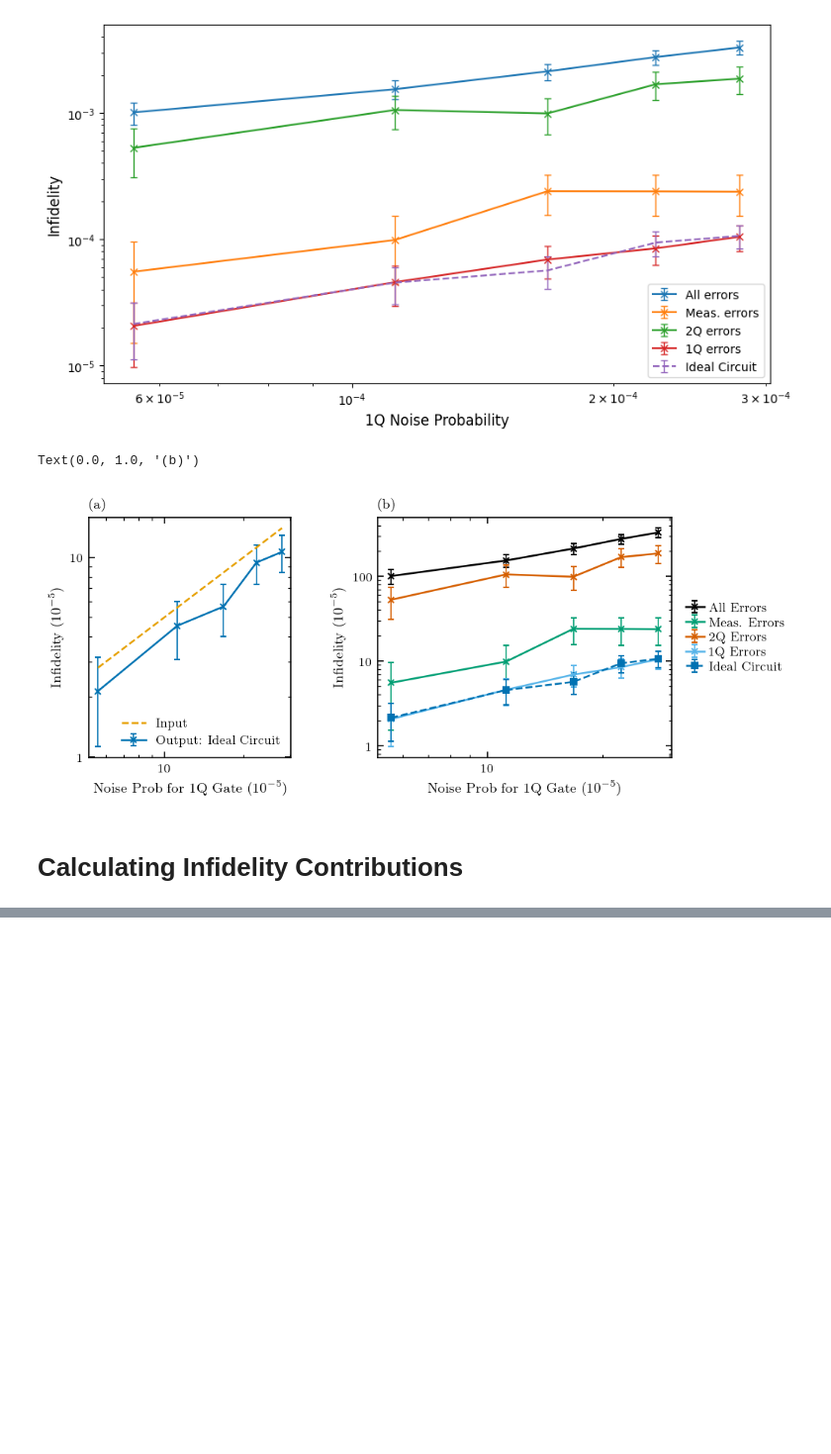
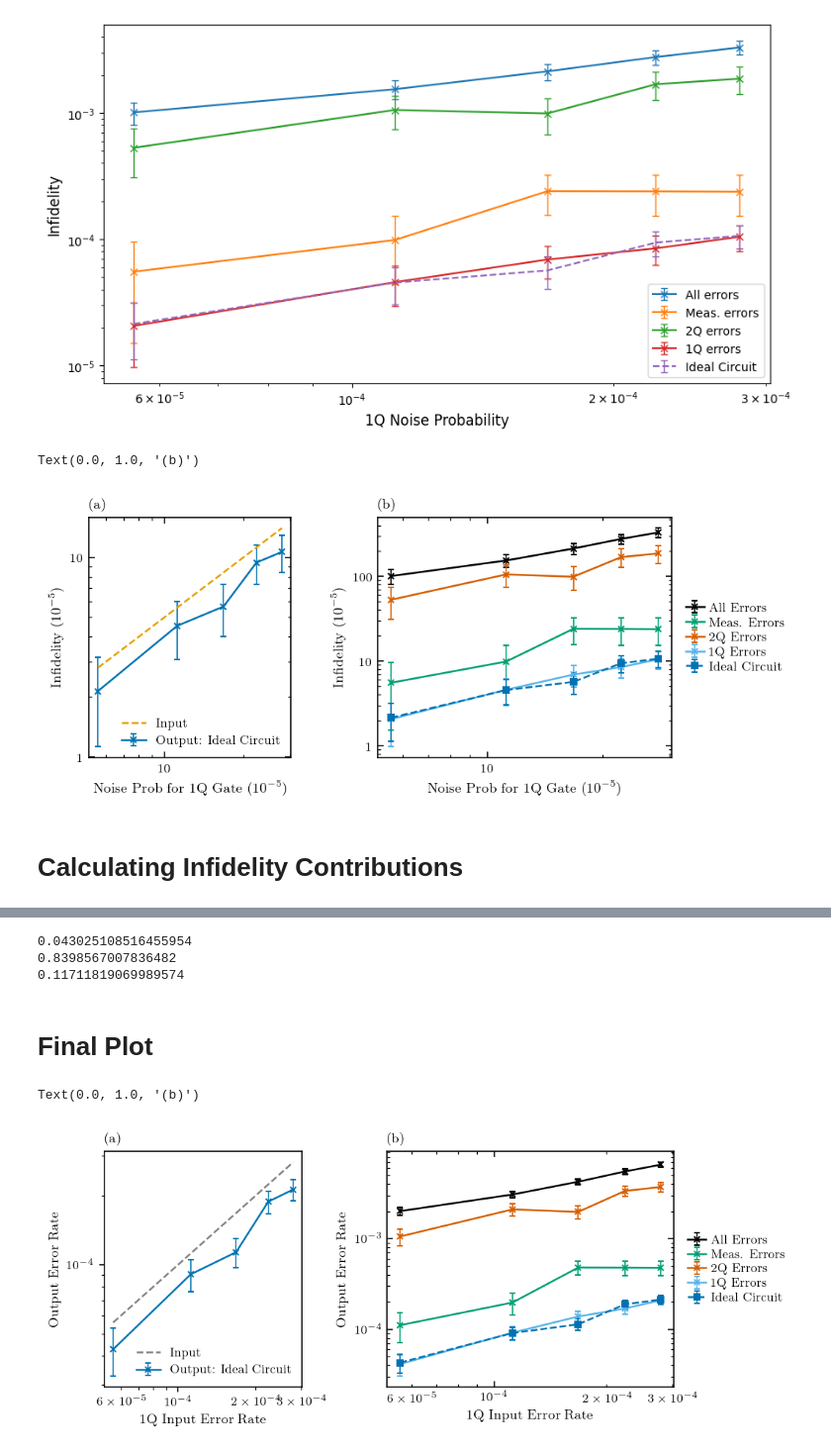
Before and after one commit to Sal7ySalt/Smallest-MSD-Protocol, a Jupyter notebook: 3_qubit_code/logical_level/21_qubits.ipynb, the cells around one changed output, grey strips where cells are left out. Shown at 99% size. Cells and saved outputs as stored; diff of their text form; code cells hidden in the pictures; blank space fills up the shorter version.

```diff
--- a/3_qubit_code/logical_level/21_qubits.ipynb
+++ b/3_qubit_code/logical_level/21_qubits.ipynb
@@ -430,6 +431,18 @@ for i in range(len(spam0)):
     avg_fid_unc = 1.96 * np.sqrt( (avg_fid)*(1 - avg_fid) / accepted_1q_errors_list[i])
     avg_fid_1q_errors_list.append(avg_fid)
     avg_fid_1q_errors_unc_list.append(avg_fid_unc)
+# %%
+list1 = [1 - f for f in avg_fid_all_errors_list]
+list2 = [1 - f for f in avg_fid_no_errors_list]
+list3 = [1 - f for f in avg_fid_meas_errors_list]
+list4 = [1 - f for f in avg_fid_2q_errors_list]
+list5 = [1 - f for f in avg_fid_1q_errors_list]
+
+output_error_rate_all_errors = inf_to_error(list1, 1)
+output_error_rate_no_errors = inf_to_error(list2, 1)
+output_error_rate_meas_errors = inf_to_error(list3, 1)
+output_error_rate_2q_errors = inf_to_error(list4, 1)
+output_error_rate_1q_errors = inf_to_error(list5, 1)
 # %% [markdown]
 # Using data from cluster to plot
 # %%
@@ -633,0 +653,67 @@ Measurement Fractions = 0.11545438012148271
+# %%
+print(one_qubit_contributions)
+print(two_qubit_contributions)
+print(measurement_contributions)
+# %% [output]
+0.043025108516455954
+0.8398567007836482
+0.11711819069989574
+# %% [markdown]
+# Final Plot
+# %%
+fig = plt.figure(figsize=(6.75, 2.8))
+gs = GridSpec(1, 2, figure=fig, width_ratios=[1, 1.45], wspace=0.35)
+
+ax1 = fig.add_subplot(gs[0])
+ax2 = fig.add_subplot(gs[1])
+
+# ── Plot 1 ───────────────────────────────────────────────
+scale = 1e-5
+
+ax1.errorbar(one_qubit_gate_error_prob,
+             output_error_rate_no_errors,
+             yerr=avg_fid_no_errors_unc_list,
+             fmt='x', linestyle='-', capsize=2, elinewidth=0.8,
+             color='#0072B2', markersize=4, label='Output: Ideal Circuit')
+ax1.plot(one_qubit_gate_error_prob,
+         one_qubit_gate_error_prob,
+         linestyle='--', color='gray', label='Input')
+
+ax1.set_xscale('log')
+ax1.set_yscale('log')
+ax1.legend(frameon=False, loc='lower right')
+ax1.set_ylabel("Output Error Rate")
+ax1.set_xlabel("1Q Input Error Rate")
+ax1.set_title('(a)', loc='left', fontsize=9)
+
+# ── Plot 2 ───────────────────────────────────────────────
+# (color, linestyle, label, y_data, yerr)
+series = [
+    ('#000000', 'all_errors',    output_error_rate_all_errors,  avg_fid_all_errors_unc_list),
+    ('#009E73', 'meas_errors',   output_error_rate_meas_errors, avg_fid_meas_errors_unc_list),
+    ('#D55E00', '2q_errors',     output_error_rate_2q_errors,   avg_fid_2q_errors_unc_list),
+    ('#56B4E9', '1q_errors',     output_error_rate_1q_errors,   avg_fid_1q_errors_unc_list),
+    ('#0072B2', 'ideal_circuit', output_error_rate_no_errors,   avg_fid_no_errors_unc_list),
+]
+labels = ['All Errors', 'Meas. Errors', '2Q Errors', '1Q Errors', 'Ideal Circuit']
+fmts   = ['x', 'x', 'x', 'x', 's']          # different markers per series
+lss    = ['-', '-', '-', '-', '--']           # dashed for ideal
+
+for (color, _, y, yerr), label, fmt, ls in zip(series, labels, fmts, lss):
+    ax2.errorbar(one_qubit_gate_error_prob, y, yerr=yerr,
+                 fmt=fmt, linestyle=ls, color=color,
+                 capsize=2, elinewidth=0.8, markersize=4, label=label)
+
+ax2.set_xscale('log')
+ax2.set_yscale('log')
+ax2.tick_params(which='both', direction='in', top=True, right=True)
+ax2.tick_params(which='major', length=4)
+ax2.tick_params(which='minor', length=2)
+ax2.legend(loc='center left', bbox_to_anchor=(1.01, 0.5), frameon=False,
+           handlelength=1.5, handletextpad=0.4, labelspacing=0.3)
+ax2.set_ylabel("Output Error Rate")
+ax2.set_xlabel("1Q Input Error Rate")
+ax2.set_title('(b)', loc='left', fontsize=9)
+# %% [output]
+Text(0.0, 1.0, '(b)')
+[figure, added]
```
Also changed, not shown: parts of 6 cells of this notebook, 19 other files.
